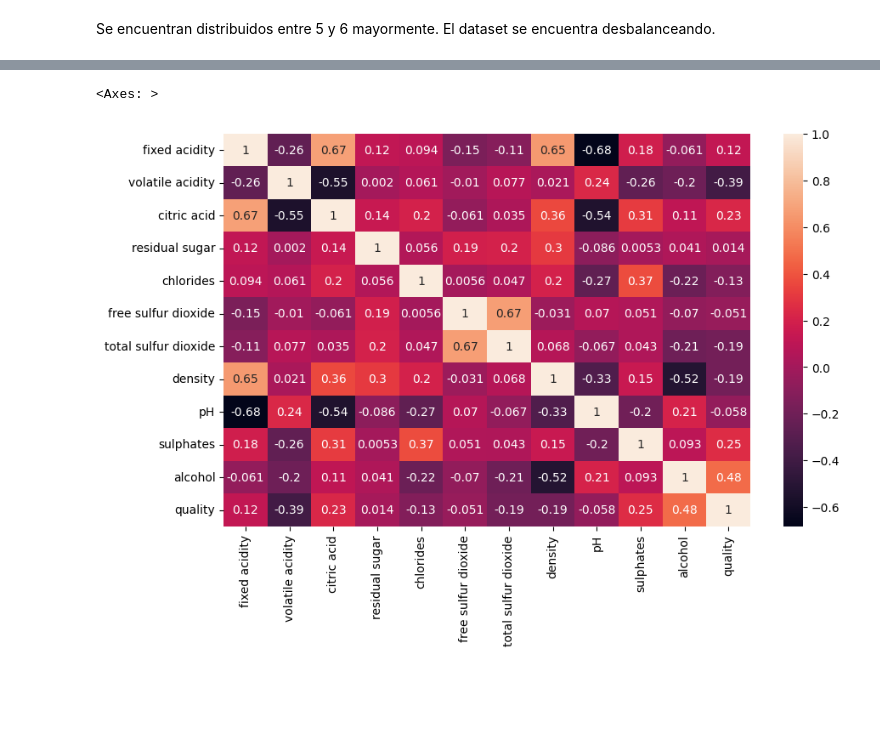
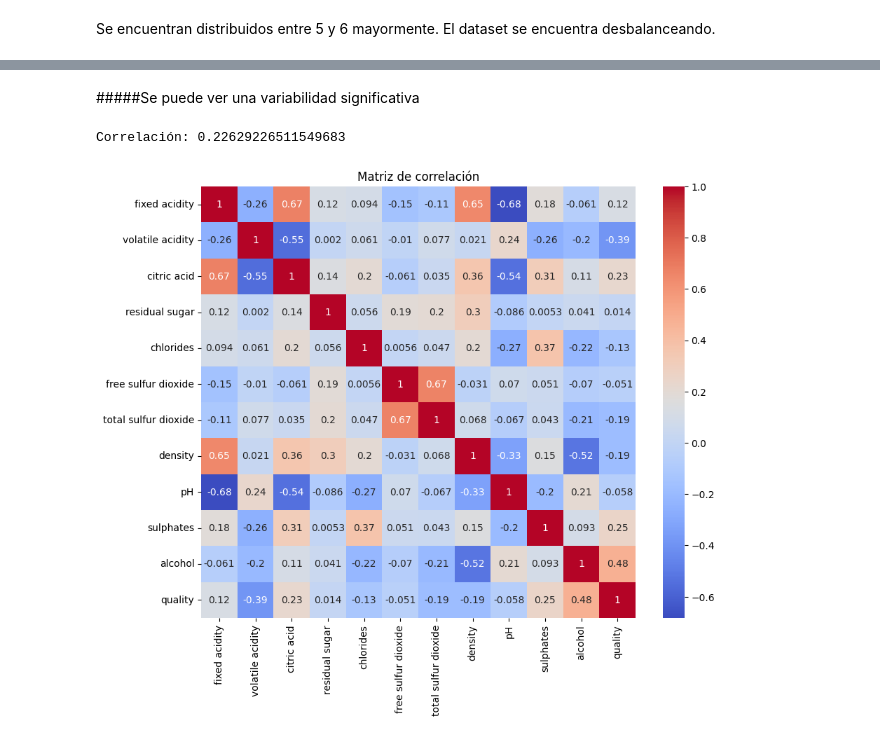
Before and after one commit to joterolyj/Coderhouse, a Jupyter notebook: Wine_Quality.ipynb, the cells around one changed output, grey strips where cells are left out. Cells and saved outputs as stored; diff of their text form; code cells hidden in the pictures; blank space fills up the shorter version.

```diff
--- a/Wine_Quality.ipynb
+++ b/Wine_Quality.ipynb
@@ -174,0 +222,5 @@ red_wine.describe().T
+# %%
+#Categorizar por calidad
+red_wine["categoria_calidad"] = pd.cut(red_wine["quality"],
+  bins=[2, 5, 6, 8],
+  labels=["Regular", "Bueno", "Muy bueno"])
@@ -213,0 +255,8 @@ Variable con menor correlación: volatile acidity
+# %% [markdown]
+#####Se puede ver una variabilidad significativa
+# %%
+#Correlación con quality
+correlacion = red_wine["citric acid"].corr(red_wine["quality"])
+print("Correlación:", correlacion)
+# %% [output]
+Correlación: 0.22629226511549683
@@ -214,6 +265,8 @@ Variable con menor correlación: volatile acidity
 # %%
-plt.figure(figsize=(10,6))
-sns.heatmap(red_wine.corr(), annot=True)
+#Matriz de correlación general
+plt.figure(figsize=(10, 8))
+sns.heatmap(red_wine.corr(), annot=True,  cmap="coolwarm")
+plt.title('Matriz de correlación')
+plt.show()
 # %% [output]
-<Axes: >
-[figure, old version]
+[figure, new version]
```
Also changed, not shown: parts of 17 cells of this notebook.
